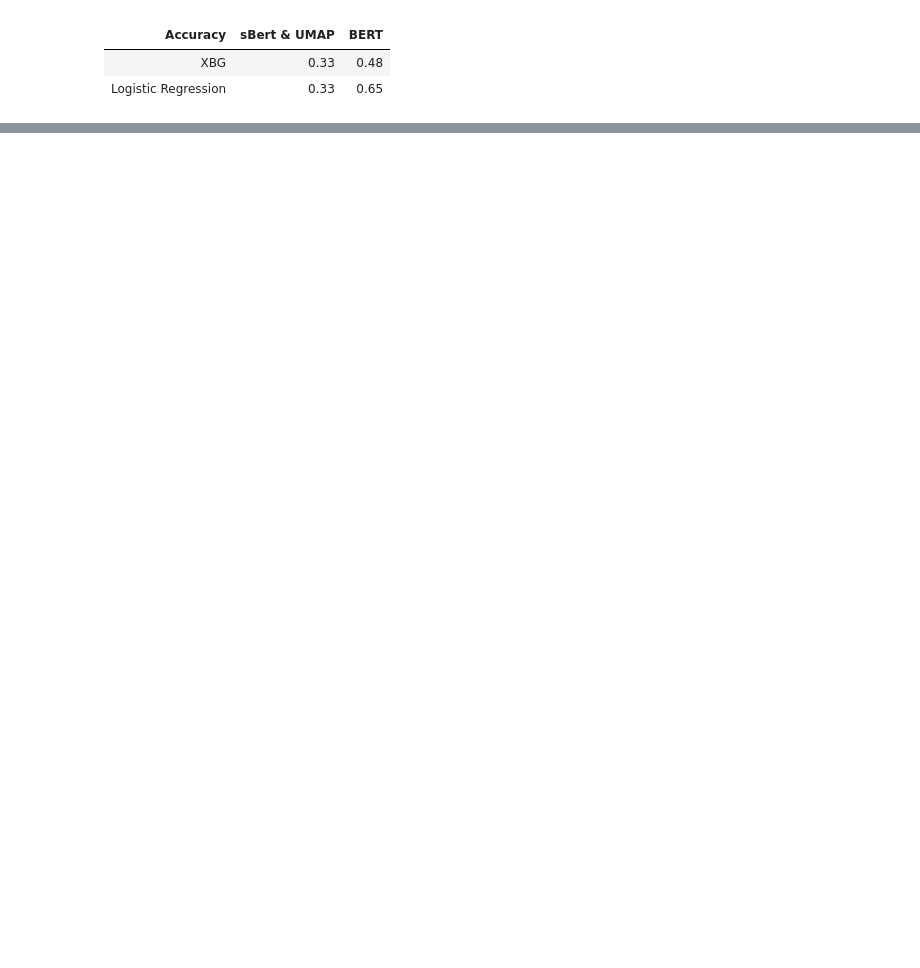
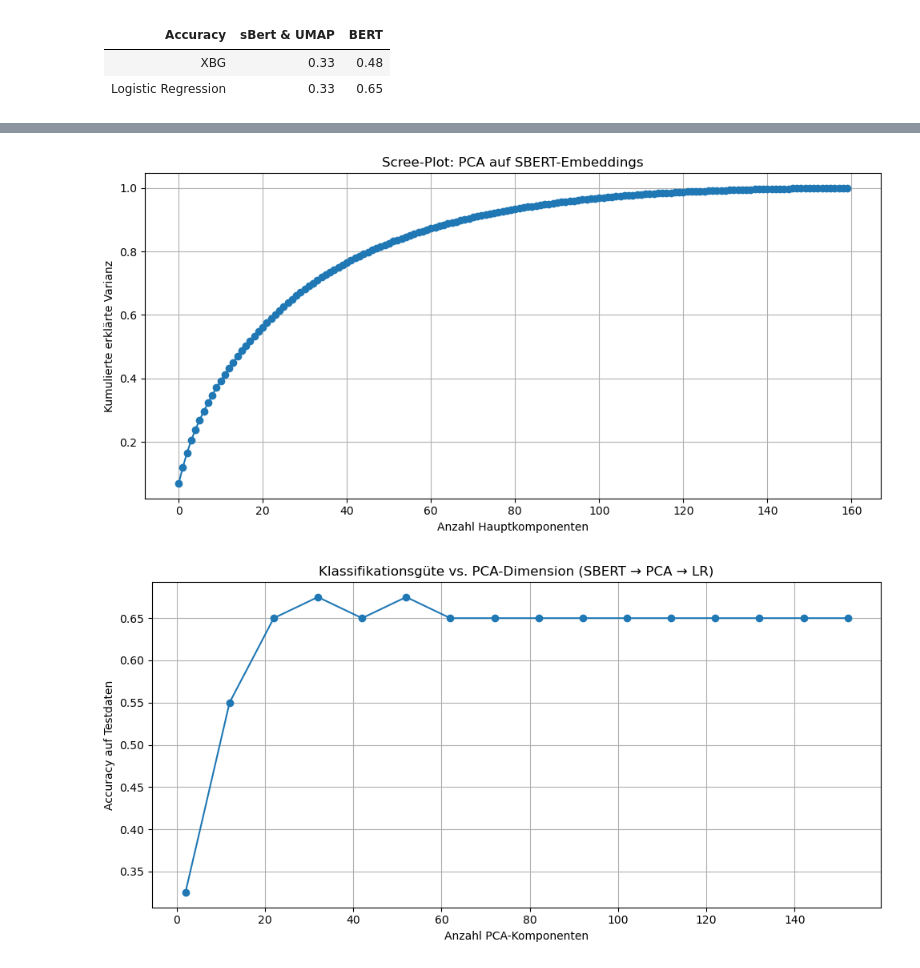
Before and after one commit to BorScho/sakto_from_line_item, a Jupyter notebook: notebooks/04_Classification_Bert_UMAP_based.ipynb, the cells around one changed output, grey strips where cells are left out. Saved outputs shown, nothing was run; the diff lists cells and outputs as text; code cells hidden in the pictures; blank space fills up the shorter version.

```diff
--- a/notebooks/04_Classification_Bert_UMAP_based.ipynb
+++ b/notebooks/04_Classification_Bert_UMAP_based.ipynb
@@ -270,0 +279,18 @@ Let's try without UMAP on SBERT's text-representation directly...
+# %%
+# load data once more to be sure...
+
+import numpy as np
+import pandas as pd
+import matplotlib.pyplot as plt
+from sklearn.decomposition import PCA
+from sklearn.linear_model import LogisticRegression
+from sklearn.model_selection import train_test_split
+from sklearn.preprocessing import LabelEncoder
+from sklearn.metrics import accuracy_score
+from sentence_transformers import SentenceTransformer
+
+# Load Data:
+df = pd.read_csv("../data/sachkonto_positionstexte.csv")
+X = df["Positionstext"].tolist()
+y = df["Sachkonto"].tolist()
+print(df.head(3))
@@ -270,0 +302,60 @@ Let's try without UMAP on SBERT's text-representation directly...
+# %%
+# Labels kodieren:
+le = LabelEncoder()
+y_encoded = le.fit_transform(y)  # y = zugehörige Sachkonten
+
+# Train/Test-Split:
+X_train, X_test, y_train, y_test = train_test_split(
+    X, y_encoded, test_size=0.2, stratify=y_encoded, random_state=42
+)
+
+ # SBERT-Embeddings:
+model = SentenceTransformer('all-MiniLM-L6-v2')
+X_train = model.encode(X_train)  # X = Liste der Texte
+X_test = model.encode(X_test)
+
+# Explained Variance / Scree-Plot:
+n_pca_max = min(X_train.shape[0], X_train.shape[1])  # maximal sinnvolle PCA-Dimension: Minimum #Zeilen und #Spalten
+pca_full = PCA(n_components=n_pca_max)
+pca_full.fit(X_train)
+
+explained_var_ratio = pca_full.explained_variance_ratio_
+cum_explained = np.cumsum(explained_var_ratio)
+
+plt.figure(figsize=(10, 5))
+plt.plot(cum_explained, marker='o')
+plt.xlabel("Anzahl Hauptkomponenten")
+plt.ylabel("Kumulierte erklärte Varianz")
+plt.title("Scree-Plot: PCA auf SBERT-Embeddings")
+plt.grid(True)
+plt.tight_layout()
+plt.show()
+
+# 5. Accuracy vs. PCA-Komponenten
+component_range = list(range(2, n_pca_max + 1, 10))
+accuracies = []
+
+for n in component_range:
+    pca = PCA(n_components=n)
+    X_train_pca = pca.fit_transform(X_train)
+    X_test_pca = pca.transform(X_test)
+
+    clf = LogisticRegression(max_iter=1000)
+    clf.fit(X_train_pca, y_train)
+    y_pred = clf.predict(X_test_pca)
+
+    acc = accuracy_score(y_test, y_pred)
+    accuracies.append(acc)
+
+# 6. Plot: Accuracy vs. PCA-Dimension
+plt.figure(figsize=(10, 5))
+plt.plot(component_range, accuracies, marker='o')
+plt.xlabel("Anzahl PCA-Komponenten")
+plt.ylabel("Accuracy auf Testdaten")
+plt.title("Klassifikationsgüte vs. PCA-Dimension (SBERT → PCA → LR)")
+plt.grid(True)
+plt.tight_layout()
+plt.show()
+# %% [output]
+[figure, added]
+[figure, added]
```
Also changed, not shown: parts of 25 cells of this notebook.
